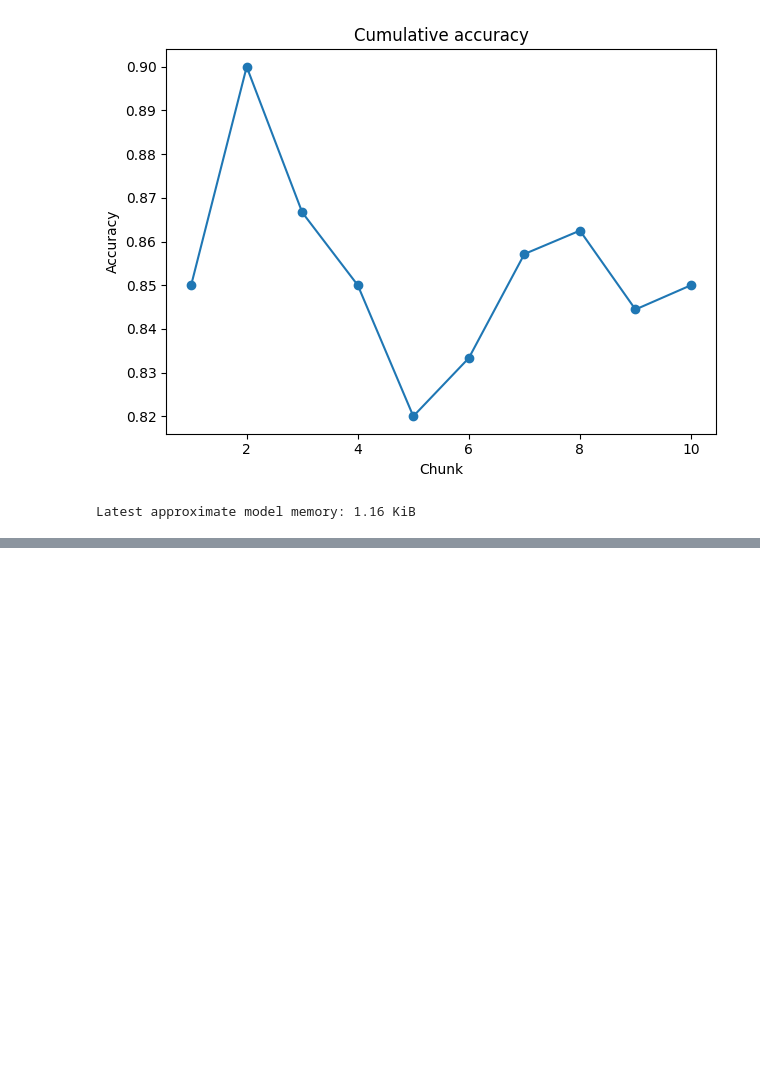
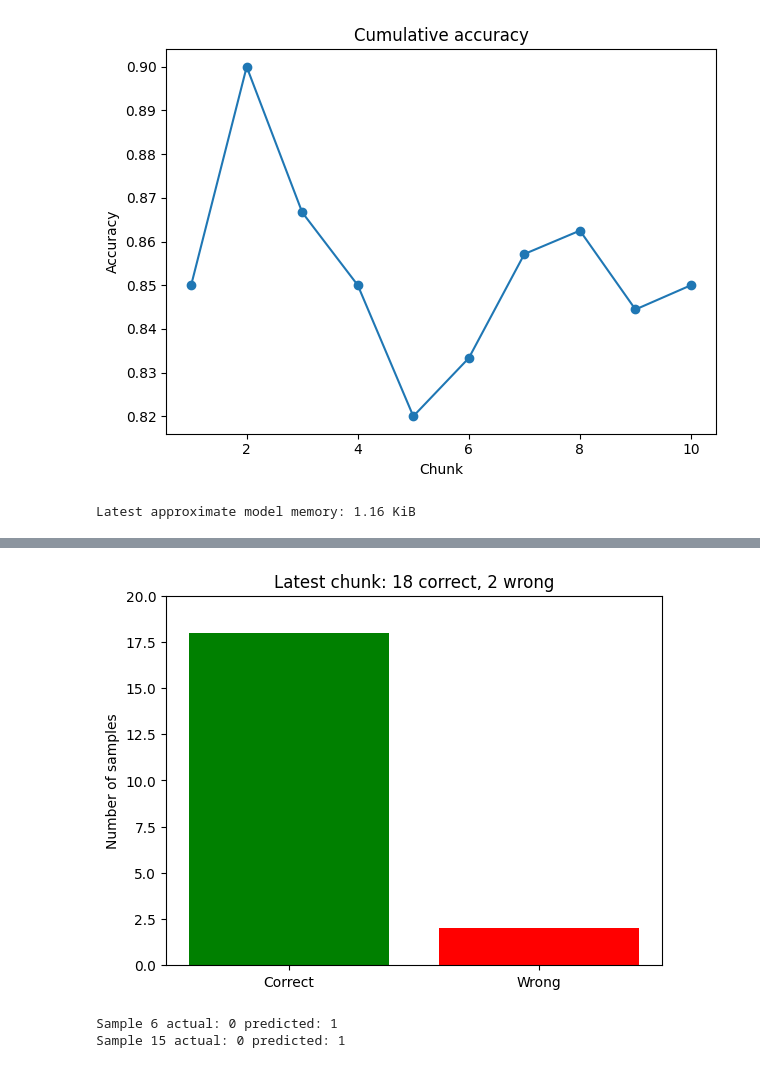
Before and after one commit to L07-Closure/COMP5004-Assignment-2.1-Programming-Task-1, a Jupyter notebook: demo/stream_demo.ipynb, the cells around one changed output, grey strips where cells are left out. Saved outputs shown, nothing was run; the diff lists cells and outputs as text; code cells hidden in the pictures; blank space fills up the shorter version.

```diff
--- a/demo/stream_demo.ipynb
+++ b/demo/stream_demo.ipynb
@@ -109,0 +172,22 @@ Latest approximate model memory: 1.16 KiB
+# %%
+correct = int(np.sum(last_true == last_pred))
+wrong = len(last_true) - correct
+
+fig, ax = plt.subplots()
+ax.bar(["Correct", "Wrong"], [correct, wrong],
+       color=["green", "red"])
+ax.set_ylabel("Number of samples")
+ax.set_title(f"Latest chunk: {correct} correct, {wrong} wrong")
+ax.set_ylim(0, len(last_true))
+plt.show()
+
+for index in np.flatnonzero(last_true != last_pred):
+    print(
+        "Sample", index + 1,
+        "actual:", last_true[index],
+        "predicted:", last_pred[index],
+    )
+# %% [output]
+[figure, added]
+Sample 6 actual: 0 predicted: 1
+Sample 15 actual: 0 predicted: 1
```
Also changed, not shown: parts of 3 cells of this notebook.
